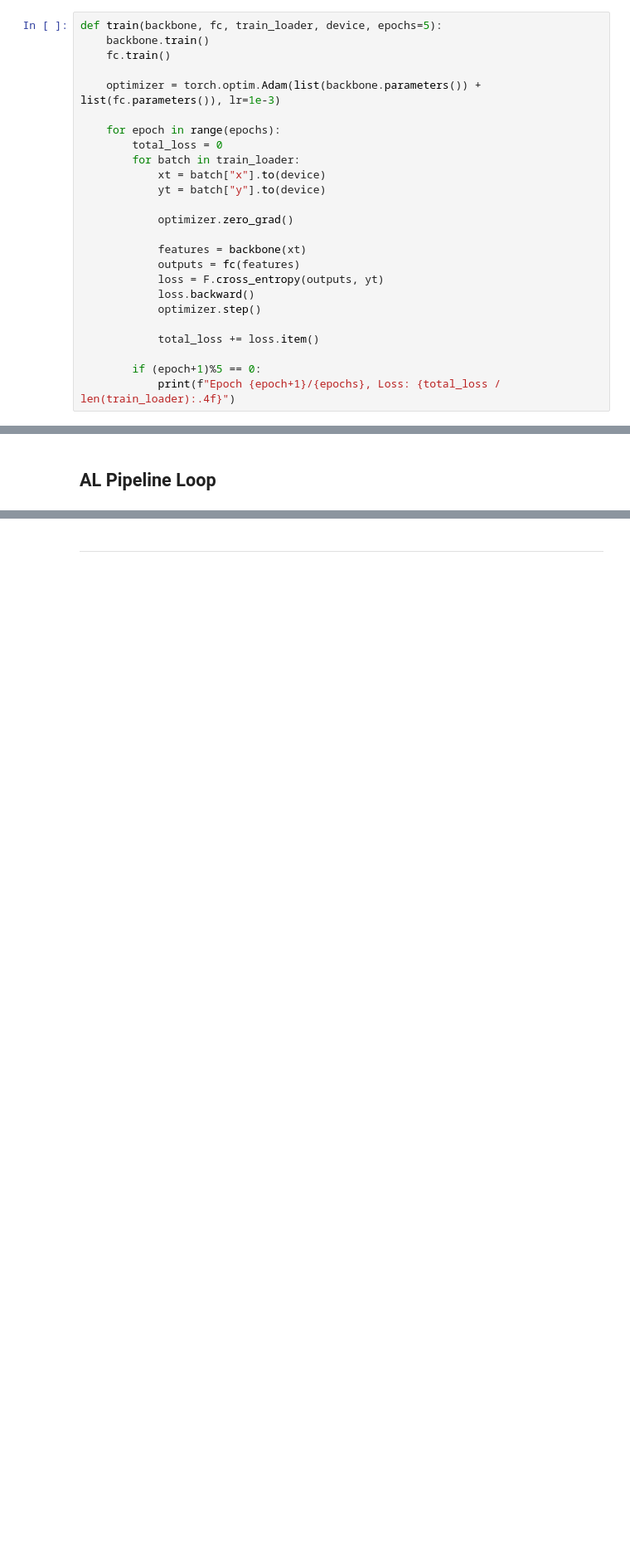
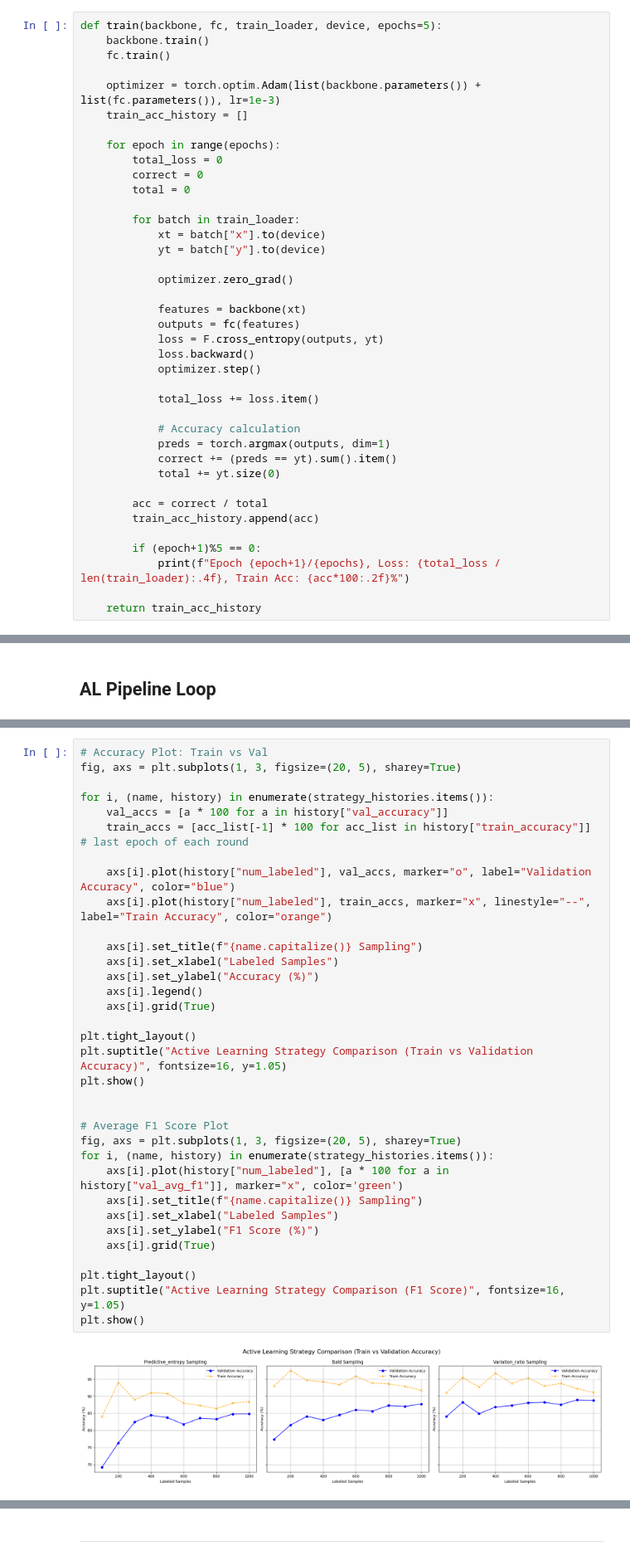
Before and after one commit to Abdul-Rehman-Tahir01/TUKL-25, a Jupyter notebook: Active Learning Strategies Experimentation/AL Bayesian Strategies.ipynb, the cells around one changed output, grey strips where cells are left out. Shown at 83% size. Cells and saved outputs as stored; diff of their text form; blank space fills up the shorter version.

```diff
--- a/Active Learning Strategies Experimentation/AL Bayesian Strategies.ipynb
+++ b/Active Learning Strategies Experimentation/AL Bayesian Strategies.ipynb
@@ -219,9 +301,13 @@ def train(backbone, fc, train_loader, device, epochs=5):
     fc.train()
 
     optimizer = torch.optim.Adam(list(backbone.parameters()) + list(fc.parameters()), lr=1e-3)
+    train_acc_history = []
 
     for epoch in range(epochs):
         total_loss = 0
+        correct = 0
+        total = 0
+
         for batch in train_loader:
             xt = batch["x"].to(device)
             yt = batch["y"].to(device)
@@ -236,8 +322,18 @@ def train(backbone, fc, train_loader, device, epochs=5):
 
             total_loss += loss.item()
 
+            # Accuracy calculation
+            preds = torch.argmax(outputs, dim=1)
+            correct += (preds == yt).sum().item()
+            total += yt.size(0)
+
+        acc = correct / total
+        train_acc_history.append(acc)
+
         if (epoch+1)%5 == 0:
-            print(f"Epoch {epoch+1}/{epochs}, Loss: {total_loss / len(train_loader):.4f}")
+            print(f"Epoch {epoch+1}/{epochs}, Loss: {total_loss / len(train_loader):.4f}, Train Acc: {acc*100:.2f}%")
+
+    return train_acc_history
 # %% [markdown]
 <hr>
 # %% [markdown]
@@ -495,0 +602,36 @@ plt.show()
+# %%
+# Accuracy Plot: Train vs Val
+fig, axs = plt.subplots(1, 3, figsize=(20, 5), sharey=True)
+
+for i, (name, history) in enumerate(strategy_histories.items()):
+    val_accs = [a * 100 for a in history["val_accuracy"]]
+    train_accs = [acc_list[-1] * 100 for acc_list in history["train_accuracy"]]  # last epoch of each round
+
+    axs[i].plot(history["num_labeled"], val_accs, marker="o", label="Validation Accuracy", color="blue")
+    axs[i].plot(history["num_labeled"], train_accs, marker="x", linestyle="--", label="Train Accuracy", color="orange")
+
+    axs[i].set_title(f"{name.capitalize()} Sampling")
+    axs[i].set_xlabel("Labeled Samples")
+    axs[i].set_ylabel("Accuracy (%)")
+    axs[i].legend()
+    axs[i].grid(True)
+
+plt.tight_layout()
+plt.suptitle("Active Learning Strategy Comparison (Train vs Validation Accuracy)", fontsize=16, y=1.05)
+plt.show()
+
+
+# Average F1 Score Plot
+fig, axs = plt.subplots(1, 3, figsize=(20, 5), sharey=True)
+for i, (name, history) in enumerate(strategy_histories.items()):
+    axs[i].plot(history["num_labeled"], [a * 100 for a in history["val_avg_f1"]], marker="x", color='green')
+    axs[i].set_title(f"{name.capitalize()} Sampling")
+    axs[i].set_xlabel("Labeled Samples")
+    axs[i].set_ylabel("F1 Score (%)")
+    axs[i].grid(True)
+
+plt.tight_layout()
+plt.suptitle("Active Learning Strategy Comparison (F1 Score)", fontsize=16, y=1.05)
+plt.show()
+# %% [output]
+[figure, added]
```
Also changed, not shown: parts of 6 cells of this notebook.
